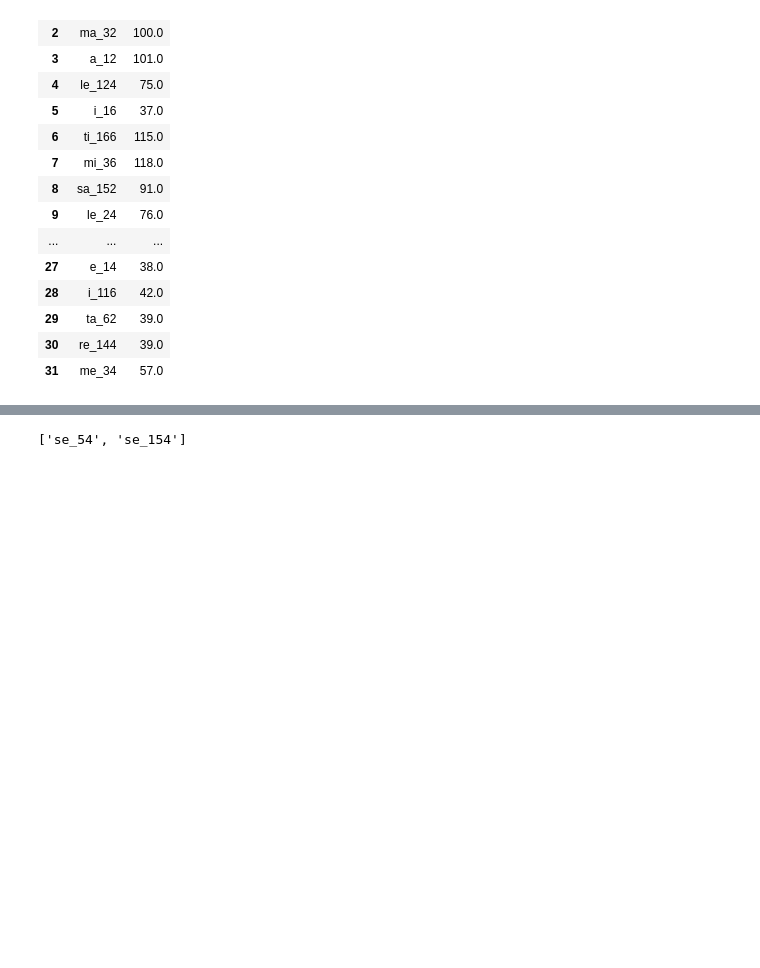
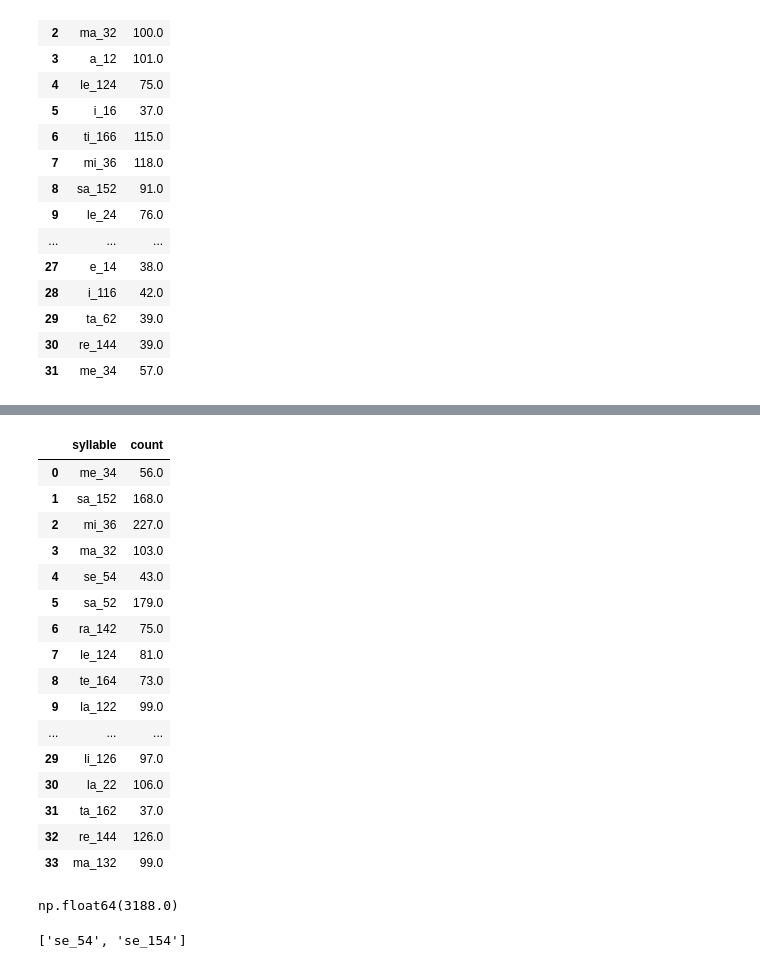
Before and after one commit to CEBangu/MEG-Decoding, a Jupyter notebook: epoch_integrity.ipynb, the cells around one changed output, grey strips where cells are left out. Saved outputs shown, nothing was run; the diff lists cells and outputs as text; code cells hidden in the pictures; blank space fills up the shorter version.

```diff
--- a/epoch_integrity.ipynb
+++ b/epoch_integrity.ipynb
@@ -225,6 +344,30 @@ for file in os.listdir(new_overt):
             epoch_dataframe_new_overt = pd.concat([epoch_dataframe_new_overt, pd.DataFrame({"syllable": [syllable], "count": [count]})], ignore_index=True)
         else:
             epoch_dataframe_new_overt.loc[epoch_dataframe_new_overt['syllable'] == syllable, 'count'] += count
+# %%
+epoch_dataframe_new_overt
+# %% [output]
+|  | syllable | count |
+| 0 | me_34 | 56.0 |
+| 1 | sa_152 | 168.0 |
+| 2 | mi_36 | 227.0 |
+| 3 | ma_32 | 103.0 |
+| 4 | se_54 | 43.0 |
+| 5 | sa_52 | 179.0 |
+| 6 | ra_142 | 75.0 |
+| 7 | le_124 | 81.0 |
+| 8 | te_164 | 73.0 |
+| 9 | la_122 | 99.0 |
+| ... | ... | ... |
+| 29 | li_126 | 97.0 |
+| 30 | la_22 | 106.0 |
+| 31 | ta_162 | 37.0 |
+| 32 | re_144 | 126.0 |
+| 33 | ma_132 | 99.0 |
+# %%
+epoch_dataframe_new_overt['count'].sum()
+# %% [output]
+np.float64(3188.0)
 # %%
 # Find the disjunction (symmetric difference) of the 'syllable' columns
 disjunction = set(epoch_dataframe_original_overt['syllable']).symmetric_difference(
```
Also changed, not shown: parts of 14 cells of this notebook, 1 other file.
